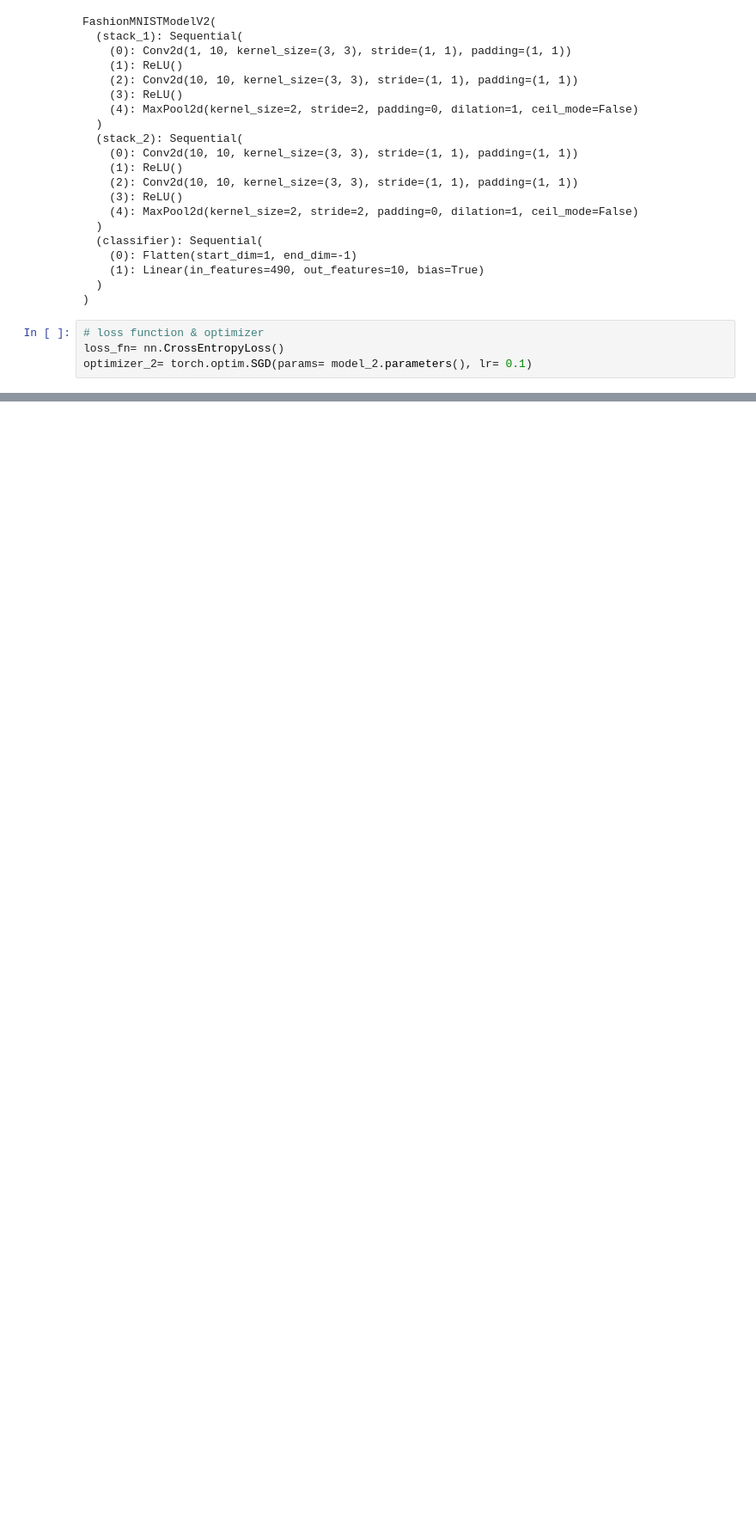
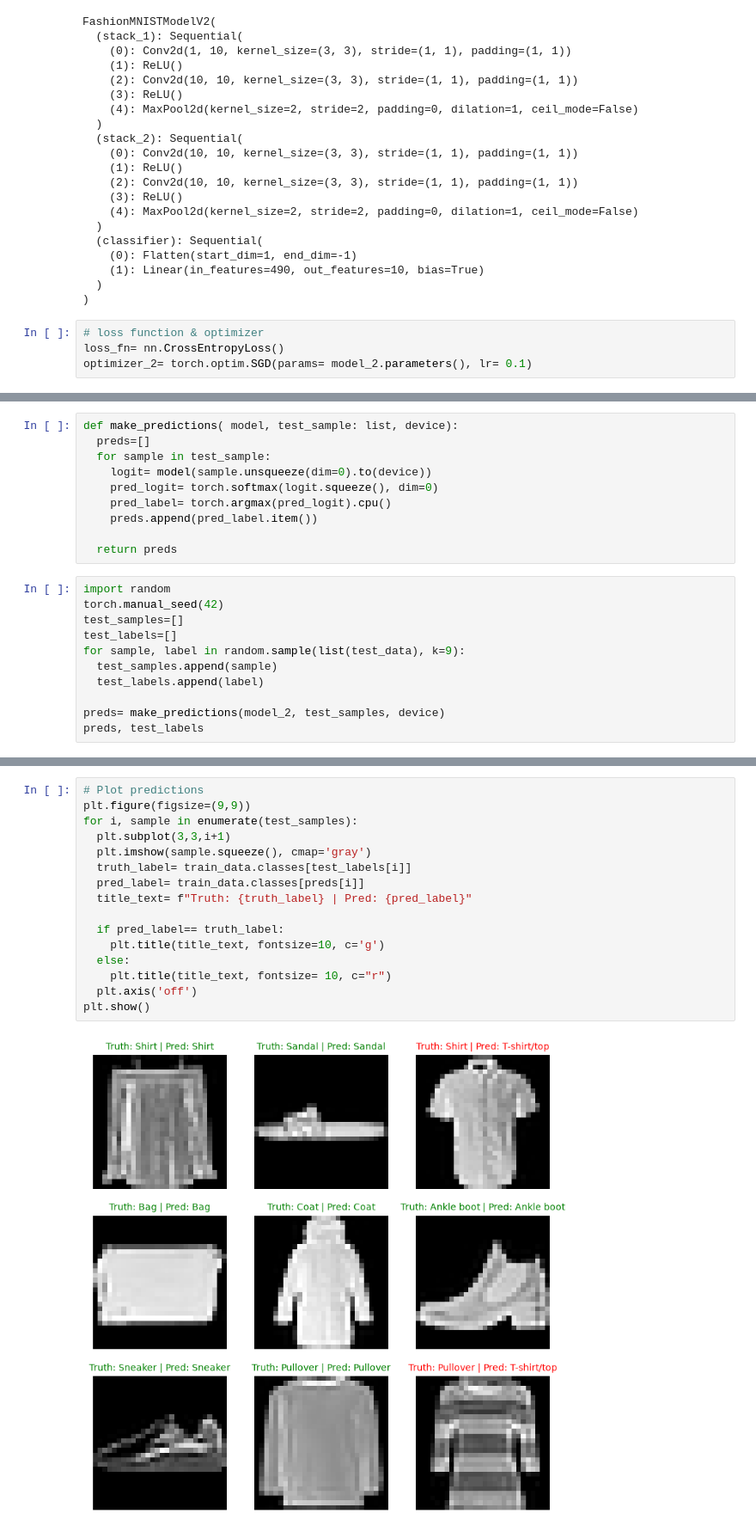
Before and after one commit to Fares-pr0g/ML-journey-ep-2-Experimenting-with-NN-s-in-PyTorch, a Jupyter notebook: LearningPyTorch03: Computer Vision.ipynb, the cells around one changed output, grey strips where cells are left out. Shown at 86% size. Drawn from its saved outputs; the diff is of its cells as text; blank space fills up the shorter version.

```diff
--- a/LearningPyTorch03: Computer Vision.ipynb
+++ b/LearningPyTorch03: Computer Vision.ipynb
@@ -541,0 +553,21 @@ plt.show()
+# %%
+def make_predictions( model, test_sample: list, device):
+  preds=[]
+  for sample in test_sample:
+    logit= model(sample.unsqueeze(dim=0).to(device))
+    pred_logit= torch.softmax(logit.squeeze(), dim=0)
+    pred_label= torch.argmax(pred_logit).cpu()
+    preds.append(pred_label.item())
+
+  return preds
+# %%
+import random
+torch.manual_seed(42)
+test_samples=[]
+test_labels=[]
+for sample, label in random.sample(list(test_data), k=9):
+  test_samples.append(sample)
+  test_labels.append(label)
+
+preds= make_predictions(model_2, test_samples, device)
+preds, test_labels
@@ -541,0 +576,18 @@ plt.show()
+# %%
+# Plot predictions
+plt.figure(figsize=(9,9))
+for i, sample in enumerate(test_samples):
+  plt.subplot(3,3,i+1)
+  plt.imshow(sample.squeeze(), cmap='gray')
+  truth_label= train_data.classes[test_labels[i]]
+  pred_label= train_data.classes[preds[i]]
+  title_text= f"Truth: {truth_label} | Pred: {pred_label}"
+
+  if pred_label== truth_label:
+    plt.title(title_text, fontsize=10, c='g')
+  else:
+    plt.title(title_text, fontsize= 10, c="r")
+  plt.axis('off')
+plt.show()
+# %% [output]
+[figure, added]
```
Also changed, not shown: parts of 15 cells of this notebook.
